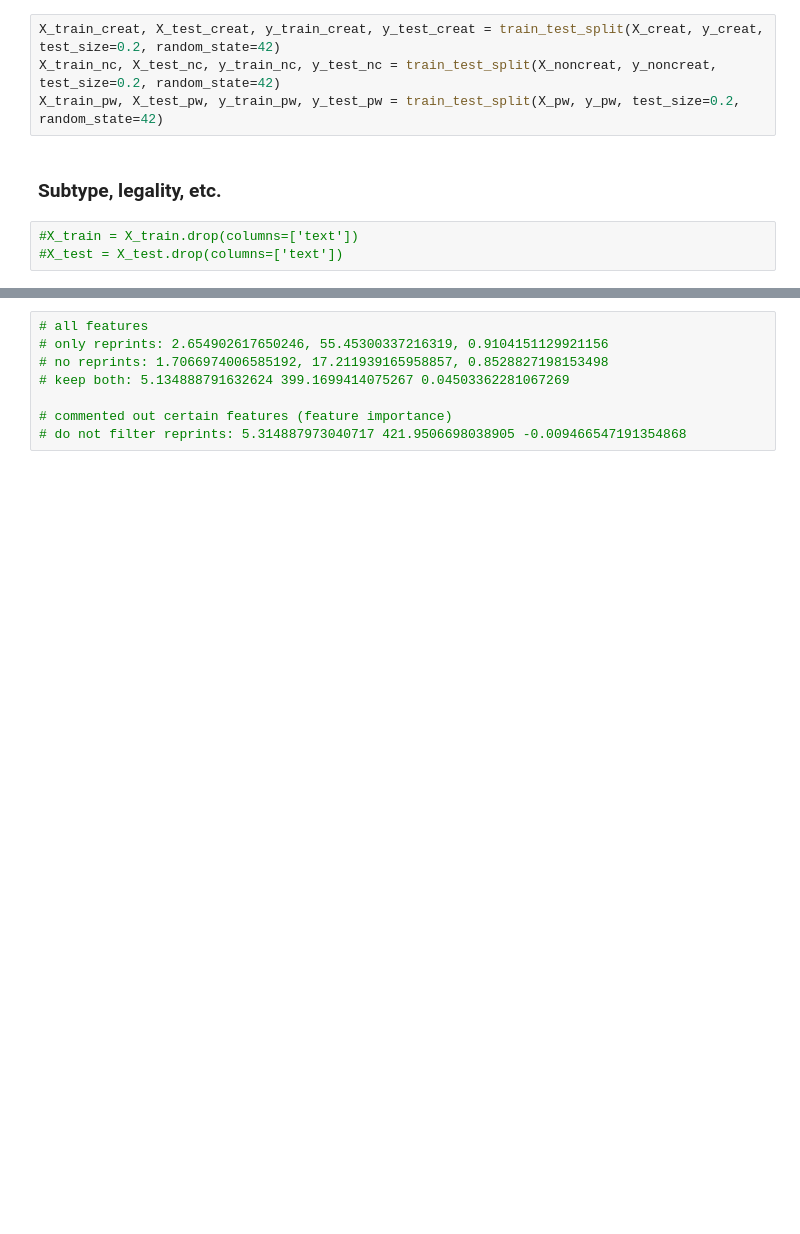
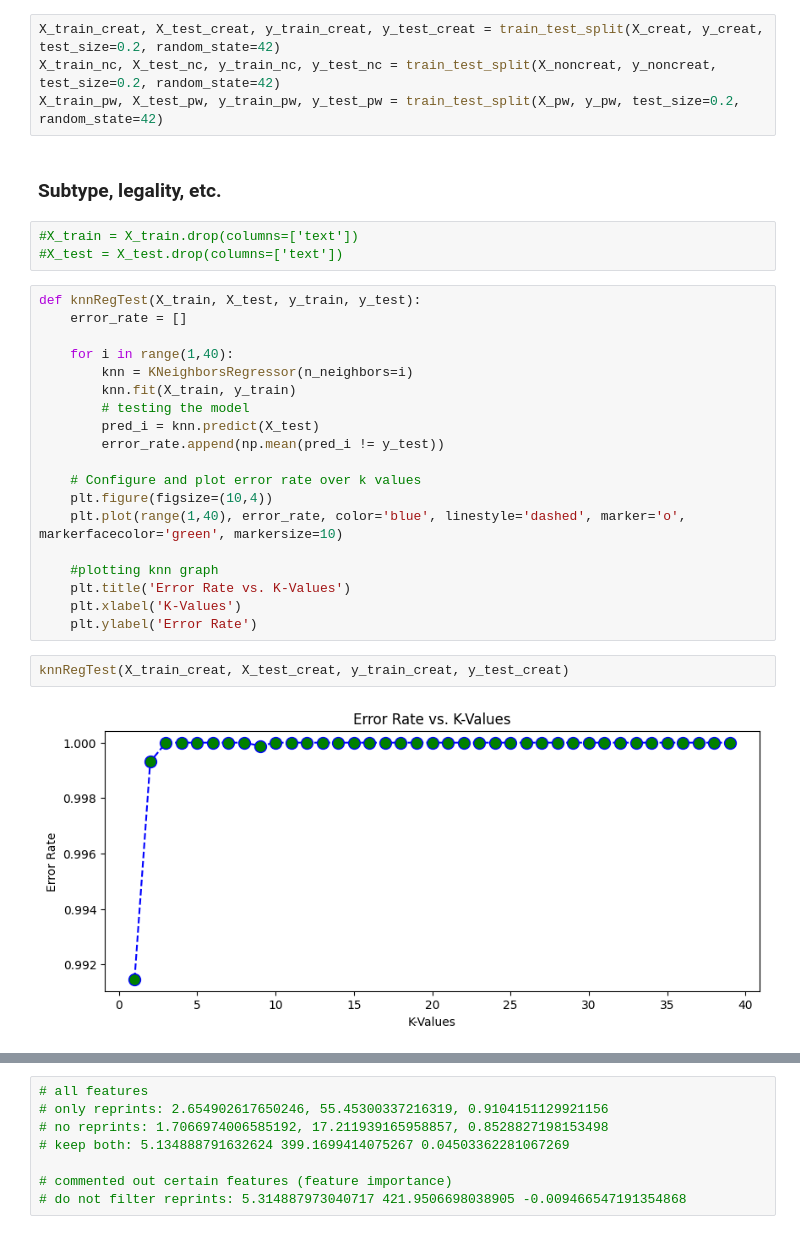
Before and after one commit to janelmjackson/understanding-mtg-card-value-through-ml, a Jupyter notebook: mtgjson_knn_reg.ipynb, the cells around one changed output, grey strips where cells are left out. Drawn from its saved outputs; the diff is of its cells as text; blank space fills up the shorter version.

```diff
--- a/mtgjson_knn_reg.ipynb
+++ b/mtgjson_knn_reg.ipynb
@@ -577,3 +599,26 @@ X_train_pw, X_test_pw, y_train_pw, y_test_pw = train_test_split(X_pw, y_pw, test
 # %%
 #X_train = X_train.drop(columns=['text'])
 #X_test = X_test.drop(columns=['text'])
+# %%
+def knnRegTest(X_train, X_test, y_train, y_test):
+    error_rate = []
+
+    for i in range(1,40):
+        knn = KNeighborsRegressor(n_neighbors=i)
+        knn.fit(X_train, y_train)
+        # testing the model
+        pred_i = knn.predict(X_test)
+        error_rate.append(np.mean(pred_i != y_test))
+
+    # Configure and plot error rate over k values
+    plt.figure(figsize=(10,4))
+    plt.plot(range(1,40), error_rate, color='blue', linestyle='dashed', marker='o', markerfacecolor='green', markersize=10)
+
+    #plotting knn graph
+    plt.title('Error Rate vs. K-Values')
+    plt.xlabel('K-Values')
+    plt.ylabel('Error Rate')
+# %%
+knnRegTest(X_train_creat, X_test_creat, y_train_creat, y_test_creat)
+# %% [output]
+[figure, added]
```
Also changed, not shown: parts of 21 cells of this notebook, 1 other file.
